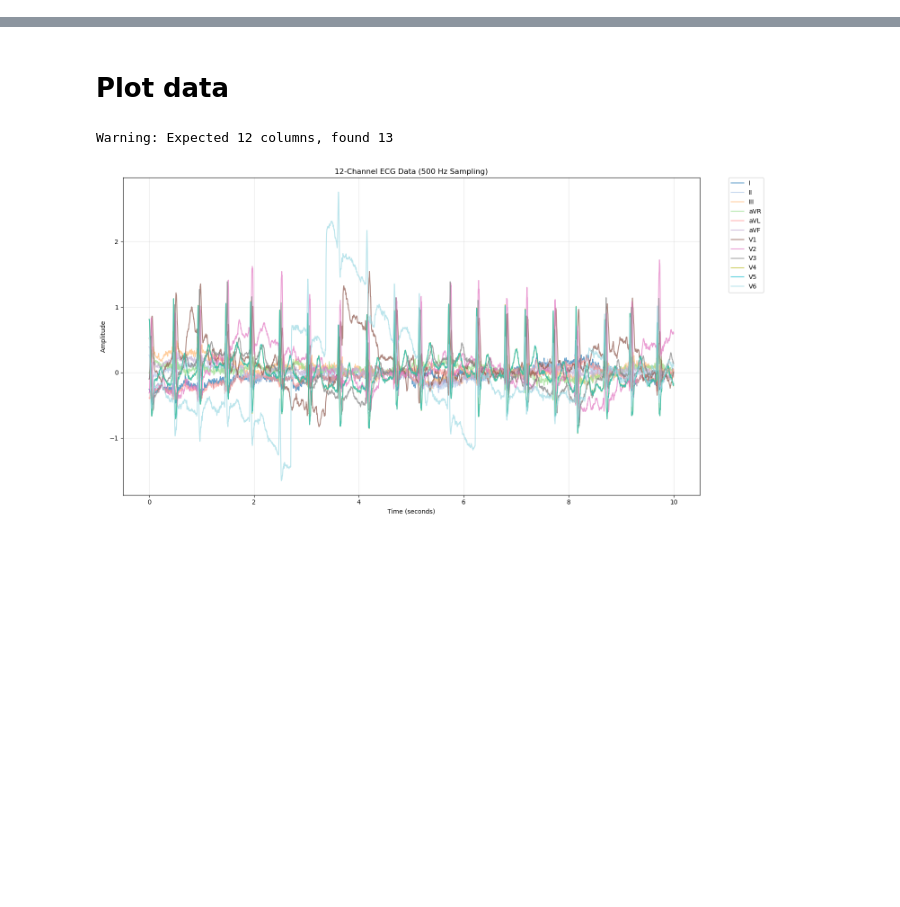
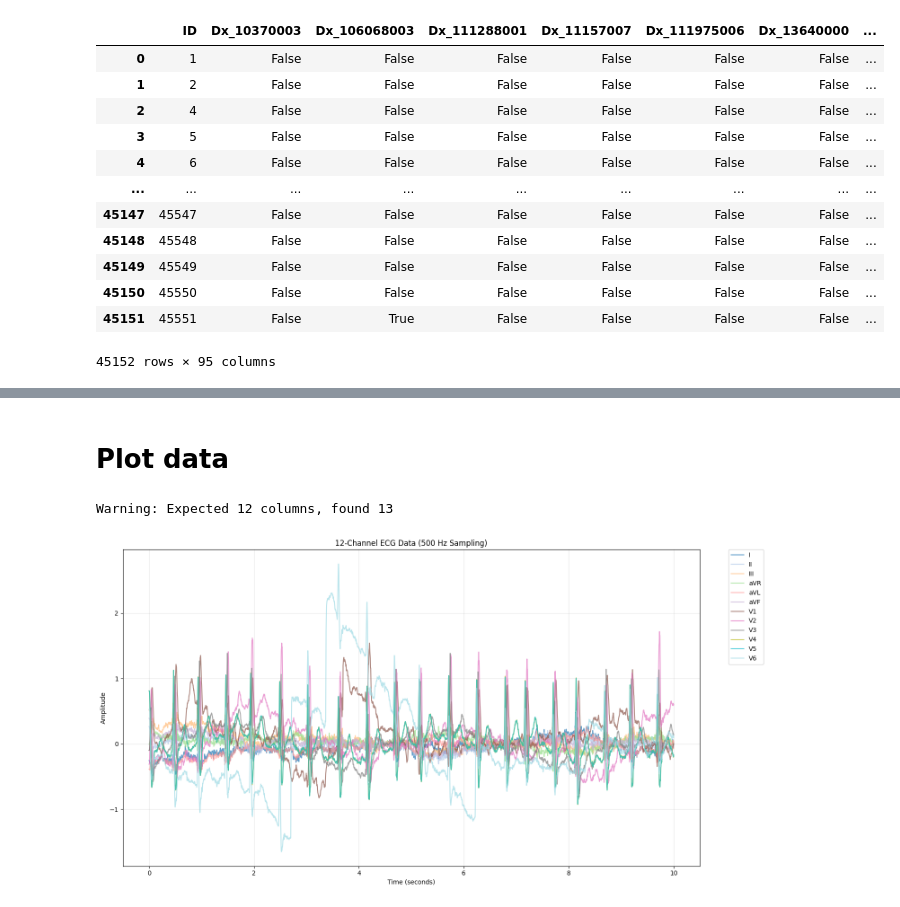
Before and after one commit to MilkCatt/ECG-HeartNet, a Jupyter notebook: get_outputs.ipynb, the cells around one changed output, grey strips where cells are left out. Cells and saved outputs as stored; diff of their text form; code cells hidden in the pictures; blank space fills up the shorter version.

```diff
--- a/get_outputs.ipynb
+++ b/get_outputs.ipynb
@@ -89,0 +54,18 @@ labels
+# %%
+# Reading the dataframe
+df = pd.read_csv('data/diagnoses.csv')
+df
+# %% [output]
+|  | ID | Dx_10370003 | Dx_106068003 | Dx_111288001 | Dx_11157007 | Dx_111975006 | Dx_13640000 | ... |
+| 0 | 1 | False | False | False | False | False | False | ... |
+| 1 | 2 | False | False | False | False | False | False | ... |
+| 2 | 4 | False | False | False | False | False | False | ... |
+| 3 | 5 | False | False | False | False | False | False | ... |
+| 4 | 6 | False | False | False | False | False | False | ... |
+| ... | ... | ... | ... | ... | ... | ... | ... | ... |
+| 45147 | 45547 | False | False | False | False | False | False | ... |
+| 45148 | 45548 | False | False | False | False | False | False | ... |
+| 45149 | 45549 | False | False | False | False | False | False | ... |
+| 45150 | 45550 | False | False | False | False | False | False | ... |
+| 45151 | 45551 | False | True | False | False | False | False | ... |
+45152 rows × 95 columns
```
Also changed, not shown: parts of 6 cells of this notebook, 3 other files.
